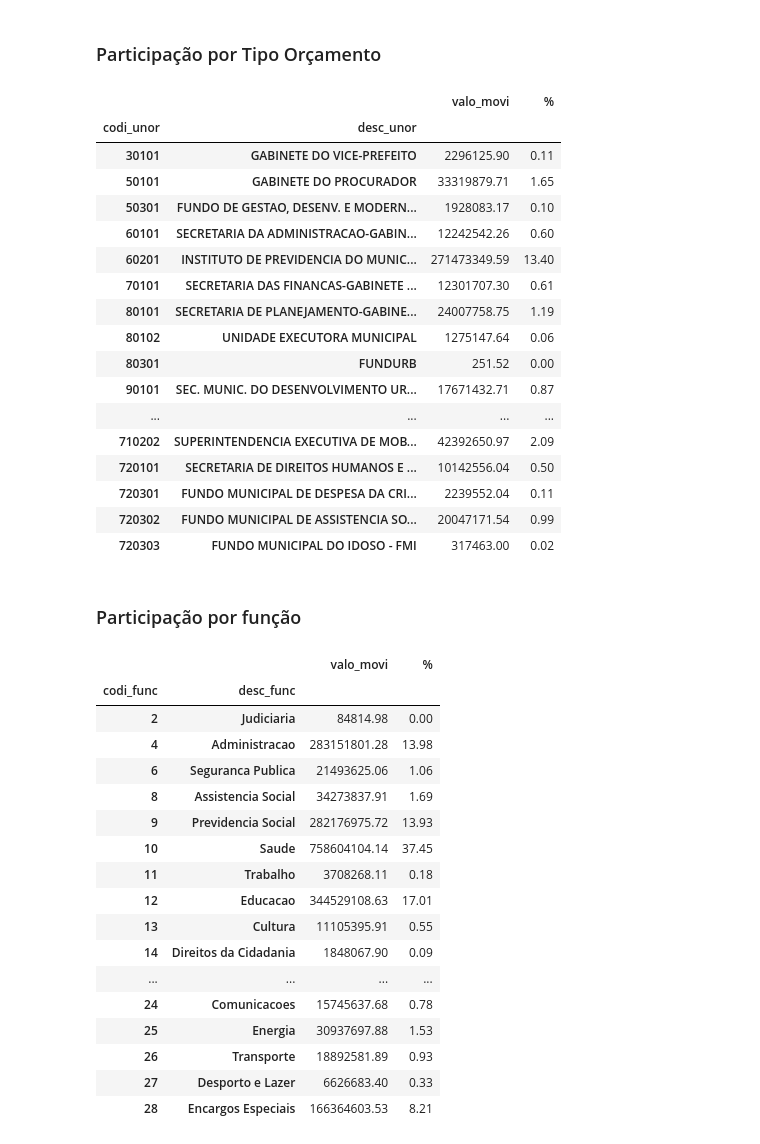
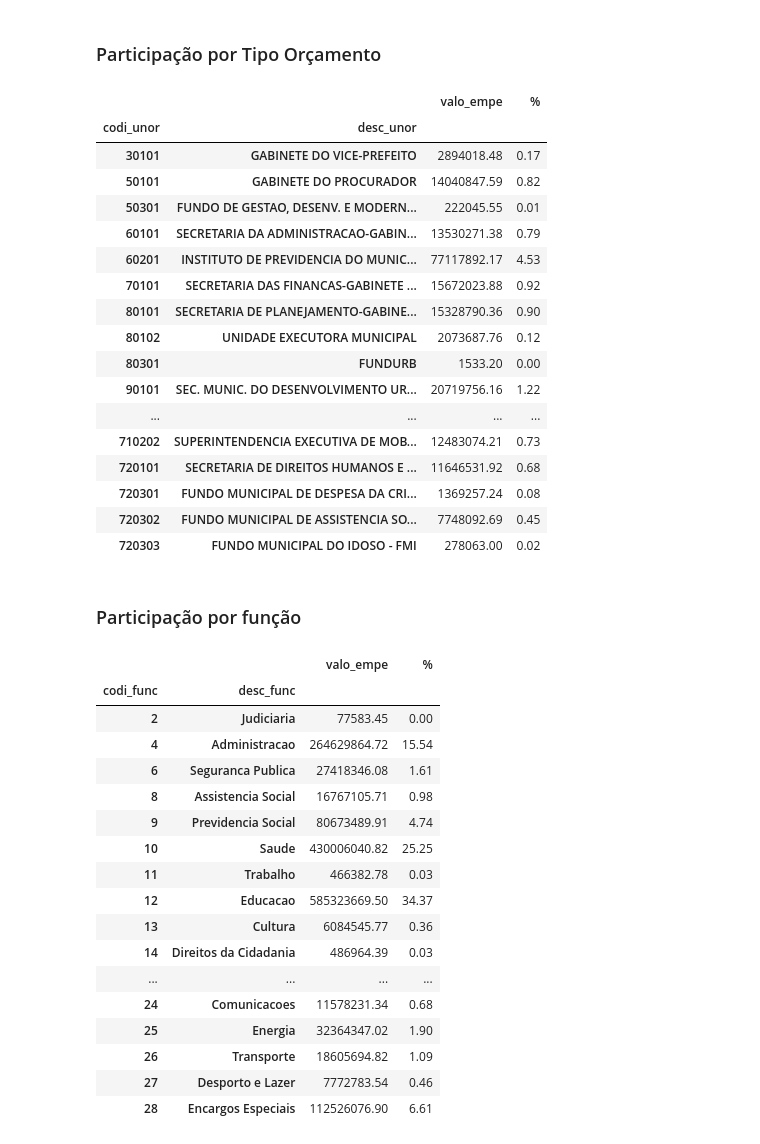
Before and after one commit to AIDA-Uniesp/analise_exploratoria_despesas_joao_pessoa, a Jupyter notebook: exploratoria_despesas.ipynb, the cells around one changed output. Saved outputs shown, nothing was run; the diff lists cells and outputs as text; code cells hidden in the pictures.

```diff
--- a/exploratoria_despesas.ipynb
+++ b/exploratoria_despesas.ipynb
@@ -18,6 +26,8 @@ Note: you may need to restart the kernel to use updated packages.
 # Read data
 pd.set_option("float_format",'{:.2f}'.format)
 df = pd.read_csv(filepath_or_buffer='./data/2022.csv', sep=';', low_memory=False)
+df = df.drop(["sald_ante","valo_orca","tota_cred","nume_proc_lici","nume_proc","nume_lici"], axis=1)
+df = df[df.columns[:-1]]
 df.head(3)
 # %% [output]
 |  | ano_refe | mes_refe | codi_enti | nome_enti | desc_forc | nume_empe | ano_empe | data_empe | desc_tpem | ... |
@@ -65,4 +87,4 @@ valores_unicos
 # %%
-total_despesa= df["valo_movi"].sum()
+total_despesa= df["valo_empe"].sum()
 total_despesa
 # %% [output]
@@ -96,51 +118,51 @@ participacao_entidades
 # %% [markdown]
 ### Participação por Tipo Orçamento
 # %%
-participacao_orcamento = df[["codi_unor","desc_unor","valo_movi"]].groupby(["codi_unor","desc_unor"]).sum()
-participacao_orcamento["%"] =  (participacao_orcamento["valo_movi"]/total_despesa)*100
+participacao_orcamento = df[["codi_unor","desc_unor","valo_empe"]].groupby(["codi_unor","desc_unor"]).sum()
+participacao_orcamento["%"] =  (participacao_orcamento["valo_empe"]/total_despesa)*100
 participacao_orcamento
 # %% [output]
-|  |  | valo_movi | % |
+|  |  | valo_empe | % |
 | codi_unor | desc_unor |  |  |
-| 30101 | GABINETE DO VICE-PREFEITO | 2296125.90 | 0.11 |
-| 50101 | GABINETE DO PROCURADOR | 33319879.71 | 1.65 |
-| 50301 | FUNDO DE GESTAO, DESENV. E MODERN... | 1928083.17 | 0.10 |
-| 60101 | SECRETARIA DA ADMINISTRACAO-GABIN... | 12242542.26 | 0.60 |
-| 60201 | INSTITUTO DE PREVIDENCIA DO MUNIC... | 271473349.59 | 13.40 |
-| 70101 | SECRETARIA DAS FINANCAS-GABINETE ... | 12301707.30 | 0.61 |
-| 80101 | SECRETARIA DE PLANEJAMENTO-GABINE... | 24007758.75 | 1.19 |
-| 80102 | UNIDADE EXECUTORA MUNICIPAL | 1275147.64 | 0.06 |
-| 80301 | FUNDURB | 251.52 | 0.00 |
-| 90101 | SEC. MUNIC. DO DESENVOLVIMENTO UR... | 17671432.71 | 0.87 |
+| 30101 | GABINETE DO VICE-PREFEITO | 2894018.48 | 0.17 |
+| 50101 | GABINETE DO PROCURADOR | 14040847.59 | 0.82 |
+| 50301 | FUNDO DE GESTAO, DESENV. E MODERN... | 222045.55 | 0.01 |
+| 60101 | SECRETARIA DA ADMINISTRACAO-GABIN... | 13530271.38 | 0.79 |
+| 60201 | INSTITUTO DE PREVIDENCIA DO MUNIC... | 77117892.17 | 4.53 |
+| 70101 | SECRETARIA DAS FINANCAS-GABINETE ... | 15672023.88 | 0.92 |
+| 80101 | SECRETARIA DE PLANEJAMENTO-GABINE... | 15328790.36 | 0.90 |
+| 80102 | UNIDADE EXECUTORA MUNICIPAL | 2073687.76 | 0.12 |
+| 80301 | FUNDURB | 1533.20 | 0.00 |
+| 90101 | SEC. MUNIC. DO DESENVOLVIMENTO UR... | 20719756.16 | 1.22 |
 | ... | ... | ... | ... |
-| 710202 | SUPERINTENDENCIA EXECUTIVA DE MOB... | 42392650.97 | 2.09 |
-| 720101 | SECRETARIA DE DIREITOS HUMANOS E ... | 10142556.04 | 0.50 |
-| 720301 | FUNDO MUNICIPAL DE DESPESA DA CRI... | 2239552.04 | 0.11 |
-| 720302 | FUNDO MUNICIPAL DE ASSISTENCIA SO... | 20047171.54 | 0.99 |
-| 720303 | FUNDO MUNICIPAL DO IDOSO - FMI | 317463.00 | 0.02 |
+| 710202 | SUPERINTENDENCIA EXECUTIVA DE MOB... | 12483074.21 | 0.73 |
+| 720101 | SECRETARIA DE DIREITOS HUMANOS E ... | 11646531.92 | 0.68 |
+| 720301 | FUNDO MUNICIPAL DE DESPESA DA CRI... | 1369257.24 | 0.08 |
+| 720302 | FUNDO MUNICIPAL DE ASSISTENCIA SO... | 7748092.69 | 0.45 |
+| 720303 | FUNDO MUNICIPAL DO IDOSO - FMI | 278063.00 | 0.02 |
 # %% [markdown]
 ### Participação por função
 # %%
-participacao_funcao = df[["codi_func","desc_func","valo_movi"]].groupby(["codi_func","desc_func",]).sum()
-participacao_funcao["%"] =  (participacao_funcao["valo_movi"]/total_despesa)*100
+participacao_funcao = df[["codi_func","desc_func","valo_empe"]].groupby(["codi_func","desc_func",]).sum()
+participacao_funcao["%"] =  (participacao_funcao["valo_empe"]/total_despesa)*100
 participacao_funcao
 # %% [output]
-|  |  | valo_movi | % |
+|  |  | valo_empe | % |
 | codi_func | desc_func |  |  |
-| 2 | Judiciaria | 84814.98 | 0.00 |
-| 4 | Administracao | 283151801.28 | 13.98 |
-| 6 | Seguranca Publica | 21493625.06 | 1.06 |
-| 8 | Assistencia Social | 34273837.91 | 1.69 |
-| 9 | Previdencia Social | 282176975.72 | 13.93 |
-| 10 | Saude | 758604104.14 | 37.45 |
-| 11 | Trabalho | 3708268.11 | 0.18 |
-| 12 | Educacao | 344529108.63 | 17.01 |
-| 13 | Cultura | 11105395.91 | 0.55 |
-| 14 | Direitos da Cidadania | 1848067.90 | 0.09 |
+| 2 | Judiciaria | 77583.45 | 0.00 |
+| 4 | Administracao | 264629864.72 | 15.54 |
+| 6 | Seguranca Publica | 27418346.08 | 1.61 |
+| 8 | Assistencia Social | 16767105.71 | 0.98 |
+| 9 | Previdencia Social | 80673489.91 | 4.74 |
+| 10 | Saude | 430006040.82 | 25.25 |
+| 11 | Trabalho | 466382.78 | 0.03 |
+| 12 | Educacao | 585323669.50 | 34.37 |
+| 13 | Cultura | 6084545.77 | 0.36 |
+| 14 | Direitos da Cidadania | 486964.39 | 0.03 |
 | ... | ... | ... | ... |
-| 24 | Comunicacoes | 15745637.68 | 0.78 |
-| 25 | Energia | 30937697.88 | 1.53 |
-| 26 | Transporte | 18892581.89 | 0.93 |
-| 27 | Desporto e Lazer | 6626683.40 | 0.33 |
-| 28 | Encargos Especiais | 166364603.53 | 8.21 |
+| 24 | Comunicacoes | 11578231.34 | 0.68 |
+| 25 | Energia | 32364347.02 | 1.90 |
+| 26 | Transporte | 18605694.82 | 1.09 |
+| 27 | Desporto e Lazer | 7772783.54 | 0.46 |
+| 28 | Encargos Especiais | 112526076.90 | 6.61 |
 # %%
```
Also changed, not shown: parts of 8 cells of this notebook, 1 other file.
